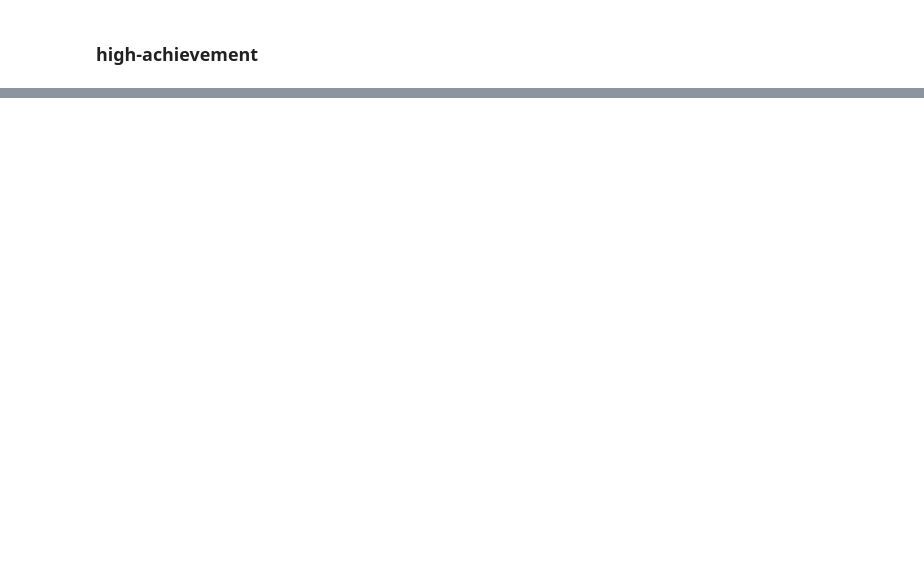
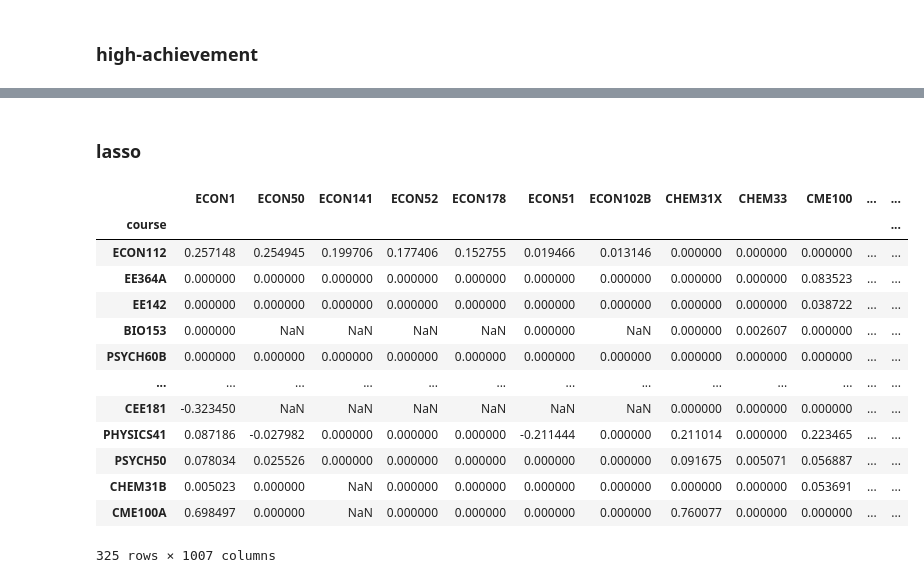
Before and after one commit to gmdavis1/carta-prereqs, a Jupyter notebook: analysis/analyzing_coefs.ipynb, the cells around one changed output, grey strips where cells are left out. Cells and saved outputs as stored; diff of their text form; code cells hidden in the pictures; blank space fills up the shorter version.

```diff
--- a/analysis/analyzing_coefs.ipynb
+++ b/analysis/analyzing_coefs.ipynb
@@ -181,0 +237,28 @@ pprint(clusters)
+# %% [markdown]
+### lasso
+# %%
+pathname = "lasso"
+
+lasso_results_full, lasso_results_prereq, lasso_coefs_full, lasso_coefs_prereq = load_csvs(pathname)
+
+# remove coefs for courses in the same dept that are higher level (e.g. CS221 shouldn't be a predictor for CS106A)
+remove_advcourse_coefs(lasso_coefs_full)
+
+# normalize by making all rows sum to 1
+norm_lasso_coefs_full = rowwise_normalize(lasso_coefs_full)
+display(norm_lasso_coefs_full)
+# %% [output]
+|  | ECON1 | ECON50 | ECON141 | ECON52 | ECON178 | ECON51 | ECON102B | CHEM31X | CHEM33 | CME100 | ... | ... |
+| course |  |  |  |  |  |  |  |  |  |  |  | ... |
+| ECON112 | 0.257148 | 0.254945 | 0.199706 | 0.177406 | 0.152755 | 0.019466 | 0.013146 | 0.000000 | 0.000000 | 0.000000 | ... | ... |
+| EE364A | 0.000000 | 0.000000 | 0.000000 | 0.000000 | 0.000000 | 0.000000 | 0.000000 | 0.000000 | 0.000000 | 0.083523 | ... | ... |
+| EE142 | 0.000000 | 0.000000 | 0.000000 | 0.000000 | 0.000000 | 0.000000 | 0.000000 | 0.000000 | 0.000000 | 0.038722 | ... | ... |
+| BIO153 | 0.000000 | NaN | NaN | NaN | NaN | 0.000000 | NaN | 0.000000 | 0.002607 | 0.000000 | ... | ... |
+| PSYCH60B | 0.000000 | 0.000000 | 0.000000 | 0.000000 | 0.000000 | 0.000000 | 0.000000 | 0.000000 | 0.000000 | 0.000000 | ... | ... |
+| ... | ... | ... | ... | ... | ... | ... | ... | ... | ... | ... | ... | ... |
+| CEE181 | -0.323450 | NaN | NaN | NaN | NaN | NaN | NaN | 0.000000 | 0.000000 | 0.000000 | ... | ... |
+| PHYSICS41 | 0.087186 | -0.027982 | 0.000000 | 0.000000 | 0.000000 | -0.211444 | 0.000000 | 0.211014 | 0.000000 | 0.223465 | ... | ... |
+| PSYCH50 | 0.078034 | 0.025526 | 0.000000 | 0.000000 | 0.000000 | 0.000000 | 0.000000 | 0.091675 | 0.005071 | 0.056887 | ... | ... |
+| CHEM31B | 0.005023 | 0.000000 | NaN | 0.000000 | 0.000000 | 0.000000 | 0.000000 | 0.000000 | 0.000000 | 0.053691 | ... | ... |
+| CME100A | 0.698497 | 0.000000 | NaN | 0.000000 | 0.000000 | 0.000000 | 0.000000 | 0.760077 | 0.000000 | 0.000000 | ... | ... |
+325 rows × 1007 columns
```
Also changed, not shown: parts of 15 cells of this notebook, 59 other files.
